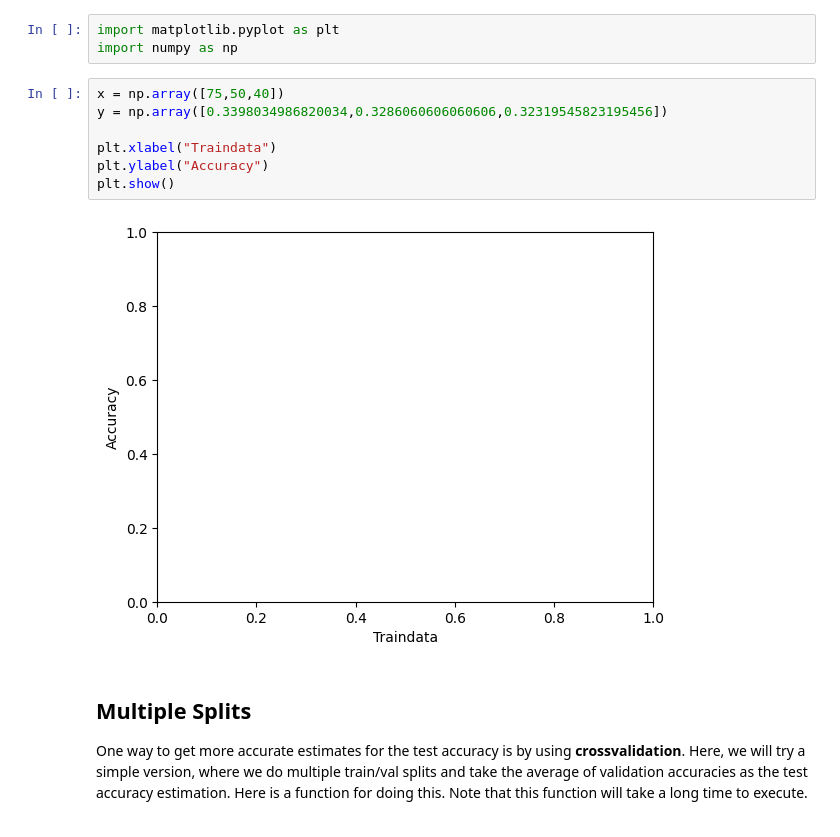
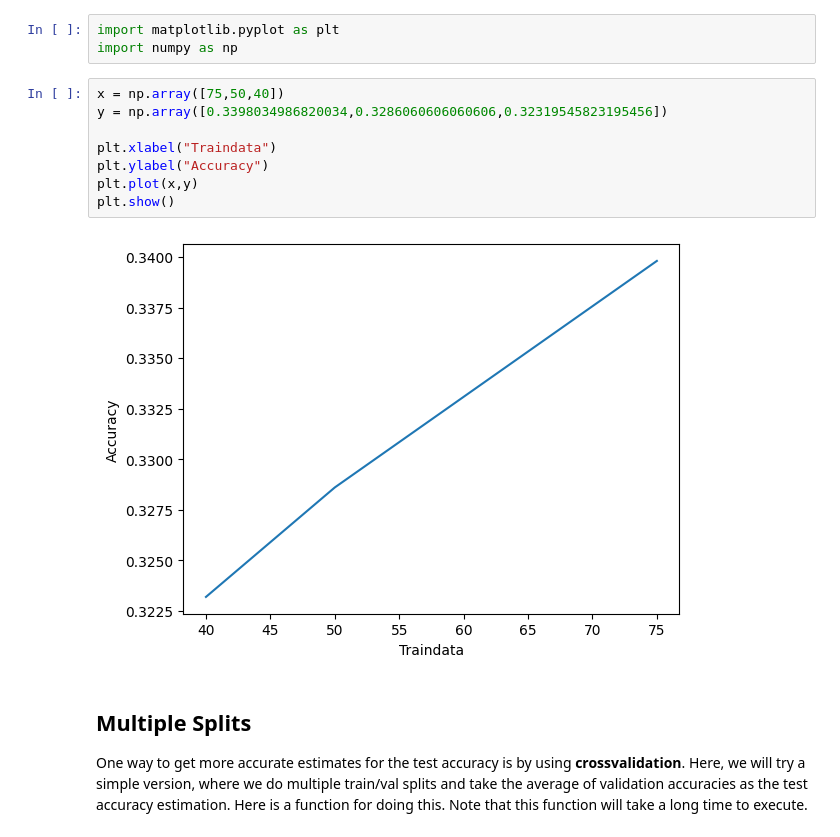
Before and after one commit to AISpaceXDragon/IIIT_Training, a Jupyter notebook: Copy_of_AIML_Module_1_Lab_2_Machine_learning_terms_and_metrics.ipynb, the cells around one changed output. Saved outputs shown, nothing was run; the diff lists cells and outputs as text.

```diff
--- a/Copy_of_AIML_Module_1_Lab_2_Machine_learning_terms_and_metrics.ipynb
+++ b/Copy_of_AIML_Module_1_Lab_2_Machine_learning_terms_and_metrics.ipynb
@@ -180,12 +180,13 @@ import numpy as np
 # %%
 x = np.array([75,50,40])
 y = np.array([0.3398034986820034,0.3286060606060606,0.32319545823195456])
 
 plt.xlabel("Traindata")
 plt.ylabel("Accuracy")
+plt.plot(x,y)
 plt.show()
 # %% [output]
-[figure, old version]
+[figure, new version]
 # %% [markdown]
 ## Multiple Splits
 
```
Also changed, not shown: parts of 6 cells of this notebook.
